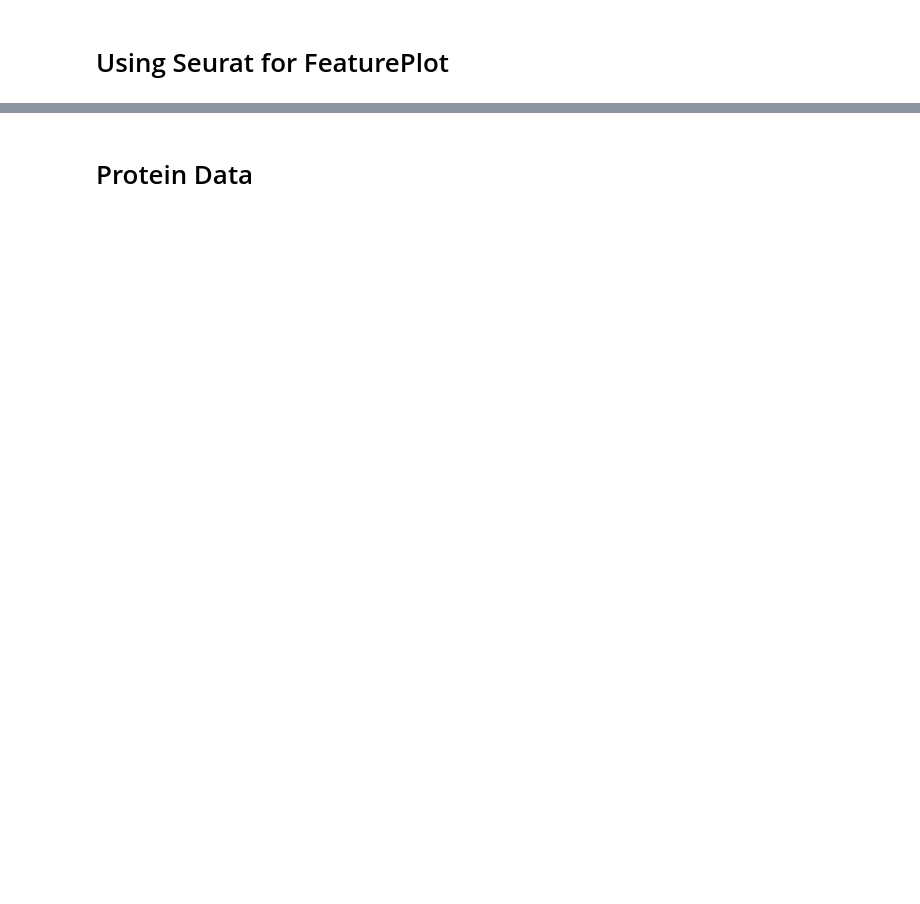
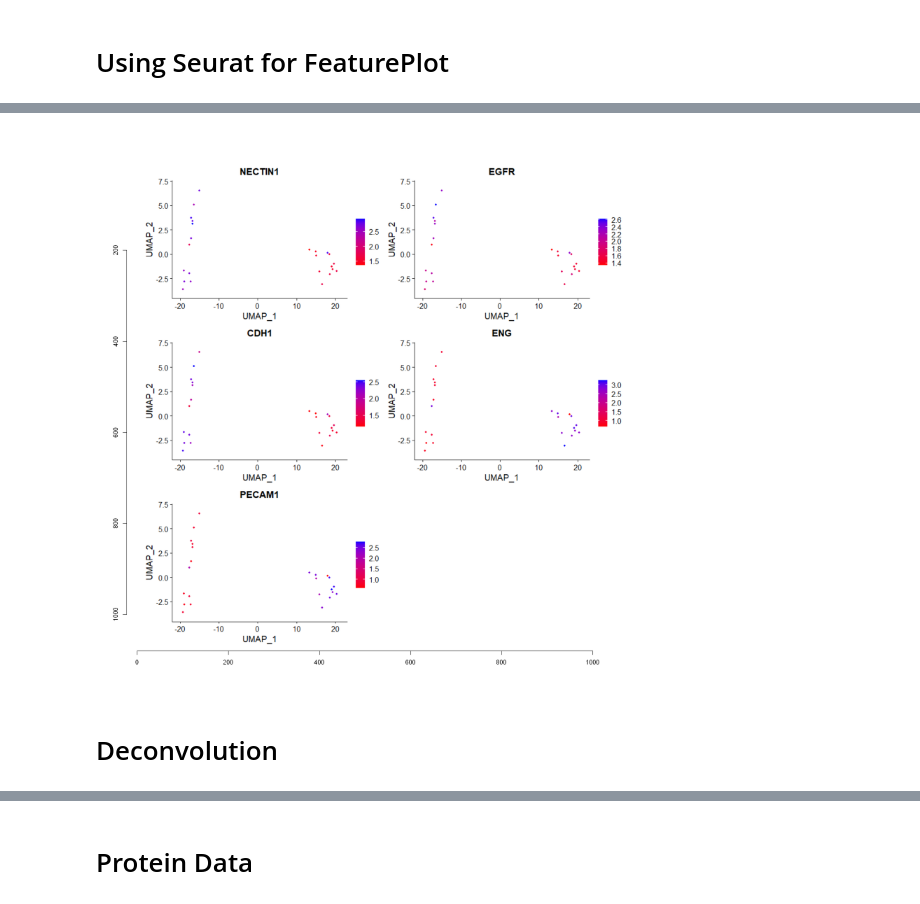
Before and after one commit to BiomedicalMachineLearning/STimage, a Jupyter notebook: Spatial_Transcriptomics/NanoString_SCC.ipynb, the cells around one changed output, grey strips where cells are left out. Saved outputs shown, nothing was run; the diff lists cells and outputs as text; code cells hidden in the pictures; blank space fills up the shorter version.

```diff
--- a/Spatial_Transcriptomics/NanoString_SCC.ipynb
+++ b/Spatial_Transcriptomics/NanoString_SCC.ipynb
@@ -202,3 +208,10 @@ DimPlot(seurat_cta, reduction = "umap", split.by = "seurat_clusters")
 
 #Feature Plots
 FeaturePlot(object = seurat_cta, features = c("NECTIN", "KRT6",), cols = c("red", "blue"), reduction = "umap")
+# %%
+options(repr.plot.width=15, repr.plot.height=15)
+plot(load.image("Analysis_Onkar/CTA/F_Plot.png"))
+# %% [output]
+[figure, added]
+# %% [markdown]
+# Deconvolution
```
Also changed, not shown: parts of 34 cells of this notebook.
